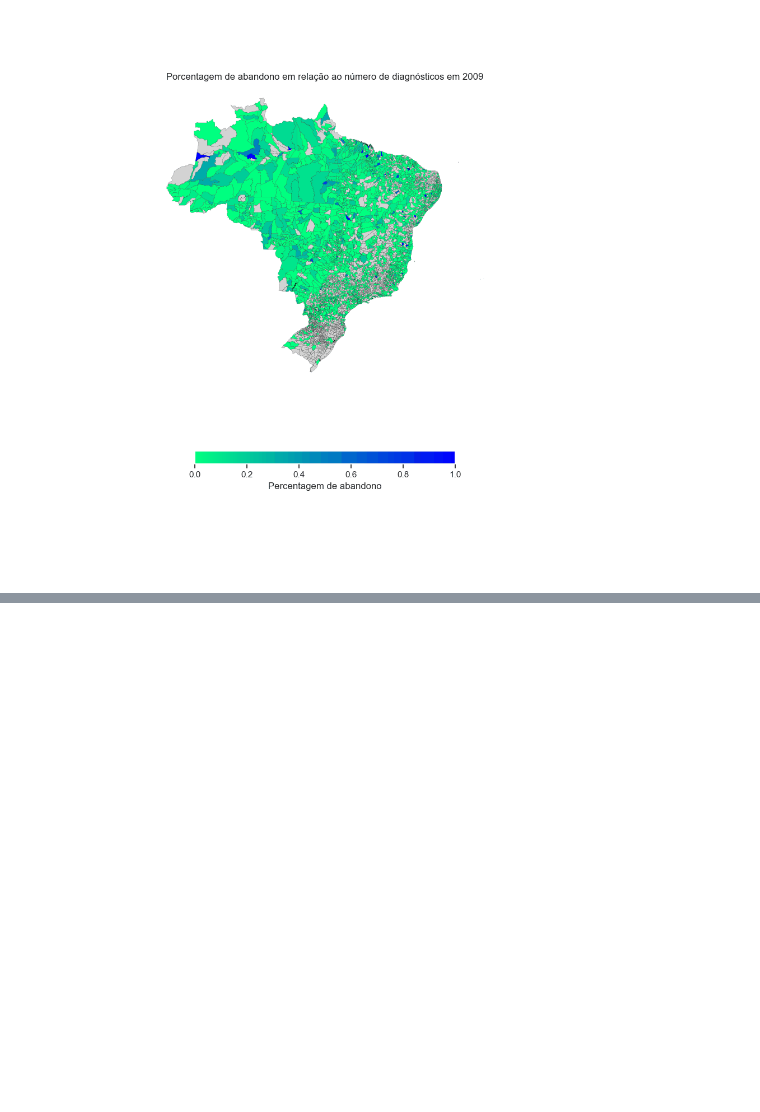
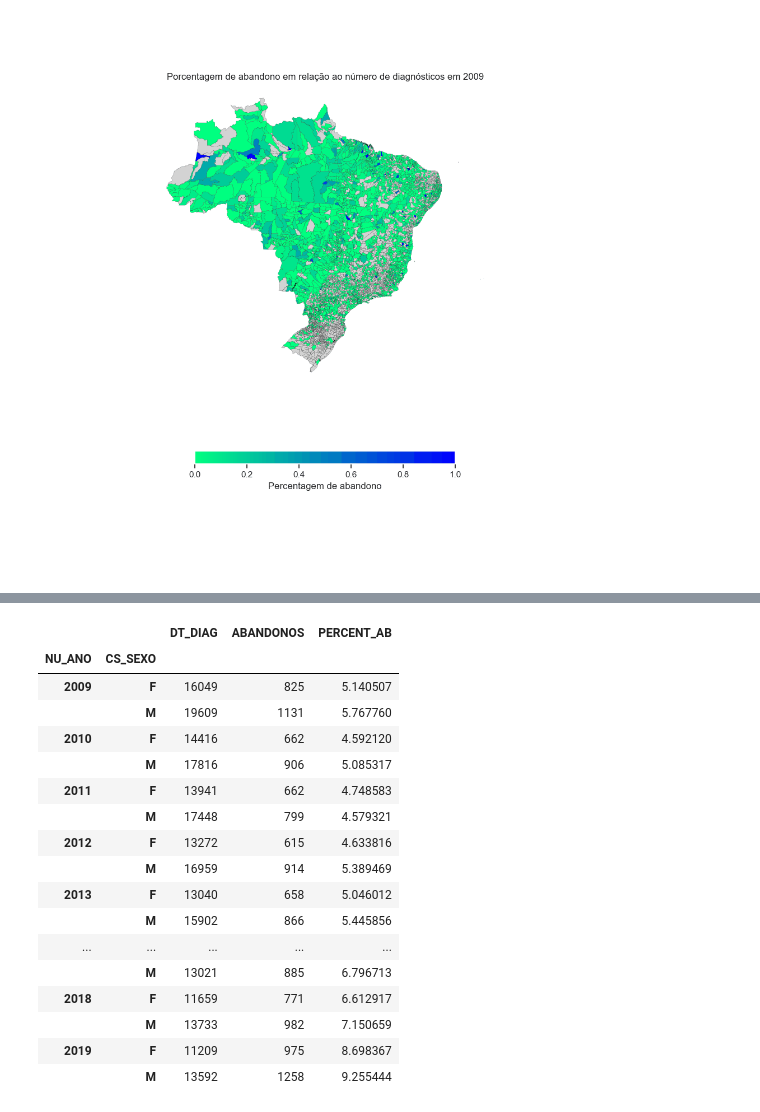
Before and after one commit to datasci4health/projects2023, a Jupyter notebook: hans_project/notebooks/EDA_Hans.ipynb, the cells around one changed output, grey strips where cells are left out. Saved outputs shown, nothing was run; the diff lists cells and outputs as text; code cells hidden in the pictures; blank space fills up the shorter version.

```diff
--- a/hans_project/notebooks/EDA_Hans.ipynb
+++ b/hans_project/notebooks/EDA_Hans.ipynb
@@ -282,3 +283,14 @@ imageio.mimsave('../assets/graficos/graficos_ab.gif', imagens, duration=500)
 Image(filename='../assets/graficos/graficos_ab.gif')
 # %% [output]
 [figure]
+# %%
+# Agrupar abandonos por estado
+gp_uf_at = df_hans.groupby(["NU_ANO", "UFATUAL"], group_keys=False)
+# Conta o número de abandonos
+count_ab = gp_uf_at['TPALTA_N'].apply(lambda x: (x==7).sum())
+# Conta o número de diagnósticos
+count_diag = gp_uf_at['DT_DIAG'].count()
+count_df = pd.DataFrame(count_diag)
+count_df["ABANDONOS"] = count_ab
+count_df["PERCENT_AB"] = count_ab/count_diag
+count_df
@@ -284,0 +358,31 @@ Image(filename='../assets/graficos/graficos_ab.gif')
+# %%
+# Agrupar abandonos por sexo
+gp_mf_at = df_hans.groupby(["NU_ANO", "CS_SEXO"], group_keys=False)
+# Conta o número de abandonos
+count_ab = gp_mf_at['TPALTA_N'].apply(lambda x: (x==7).sum())
+# Conta o número de diagnósticos
+count_diag = gp_mf_at['DT_DIAG'].count()
+count_df = pd.DataFrame(count_diag)
+count_df["ABANDONOS"] = count_ab
+count_df["PERCENT_AB"] = (count_ab/count_diag)*100
+count_df = count_df.drop('I', level='CS_SEXO')
+count_df
+# %% [output]
+|  |  | DT_DIAG | ABANDONOS | PERCENT_AB |
+| NU_ANO | CS_SEXO |  |  |  |
+| 2009 | F | 16049 | 825 | 5.140507 |
+|  | M | 19609 | 1131 | 5.767760 |
+| 2010 | F | 14416 | 662 | 4.592120 |
+|  | M | 17816 | 906 | 5.085317 |
+| 2011 | F | 13941 | 662 | 4.748583 |
+|  | M | 17448 | 799 | 4.579321 |
+| 2012 | F | 13272 | 615 | 4.633816 |
+|  | M | 16959 | 914 | 5.389469 |
+| 2013 | F | 13040 | 658 | 5.046012 |
+|  | M | 15902 | 866 | 5.445856 |
+| ... | ... | ... | ... | ... |
+|  | M | 13021 | 885 | 6.796713 |
+| 2018 | F | 11659 | 771 | 6.612917 |
+|  | M | 13733 | 982 | 7.150659 |
+| 2019 | F | 11209 | 975 | 8.698367 |
+|  | M | 13592 | 1258 | 9.255444 |
```
Also changed, not shown: parts of 9 cells of this notebook, 38 other files.
